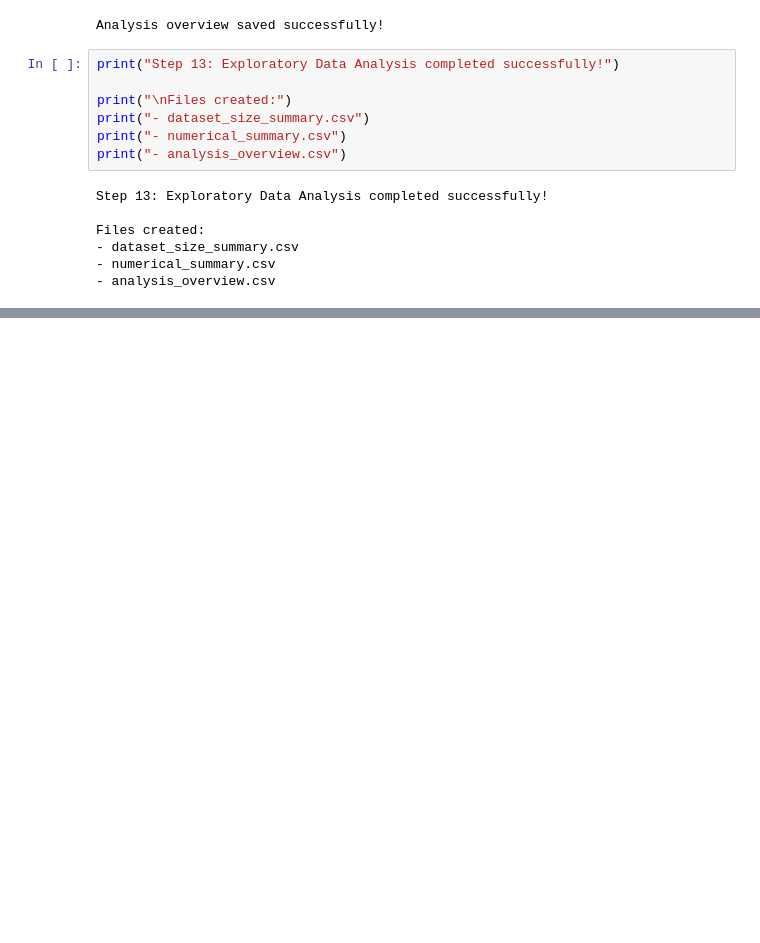
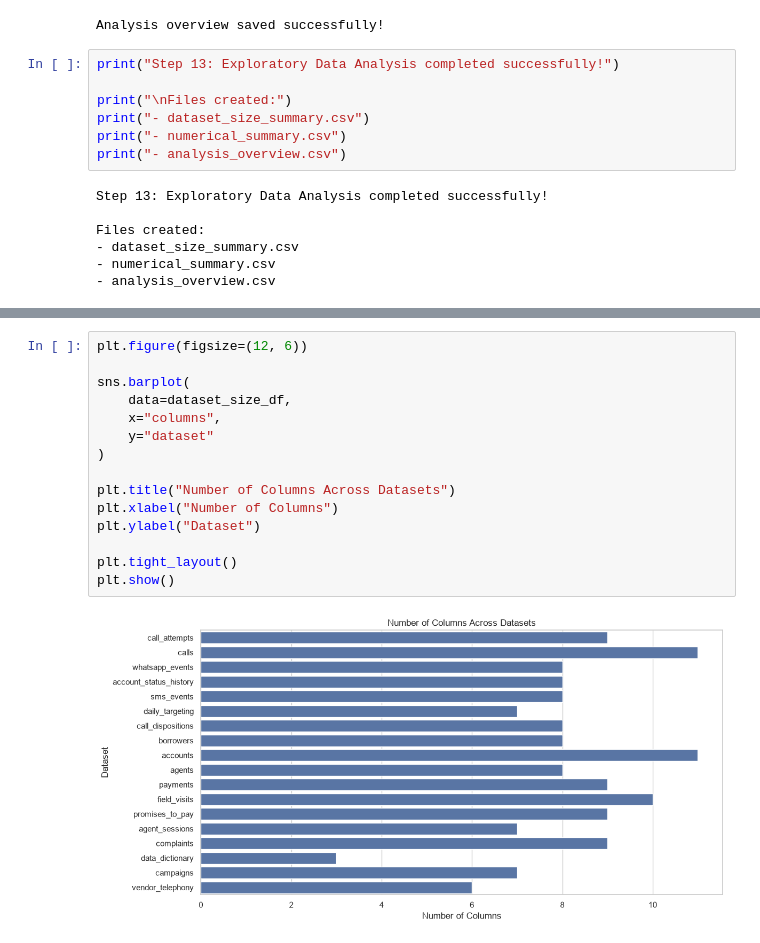
Before and after one commit to Rohit3435/Data_Analyst_Assignment, a Jupyter notebook: Data_Analyst_Project.ipynb, the cells around one changed output, grey strips where cells are left out. Cells and saved outputs as stored; diff of their text form; blank space fills up the shorter version.

```diff
--- a/Data_Analyst_Project.ipynb
+++ b/Data_Analyst_Project.ipynb
@@ -2032,0 +2123,17 @@ Files created:
+# %%
+plt.figure(figsize=(12, 6))
+
+sns.barplot(
+    data=dataset_size_df,
+    x="columns",
+    y="dataset"
+)
+
+plt.title("Number of Columns Across Datasets")
+plt.xlabel("Number of Columns")
+plt.ylabel("Dataset")
+
+plt.tight_layout()
+plt.show()
+# %% [output]
+[figure, added]
```
Also changed, not shown: parts of 15 cells of this notebook, 4 other files.
